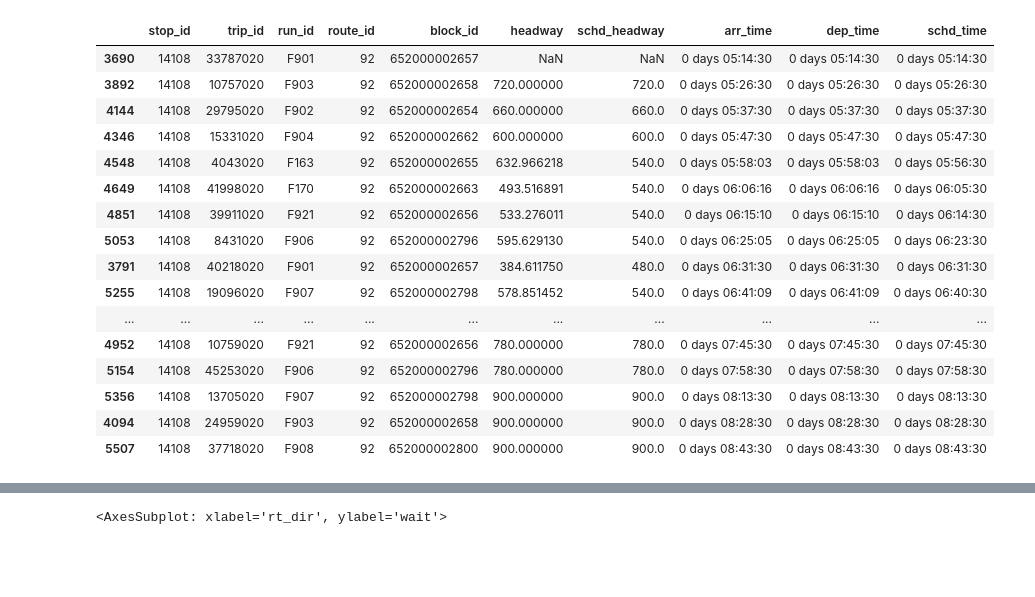
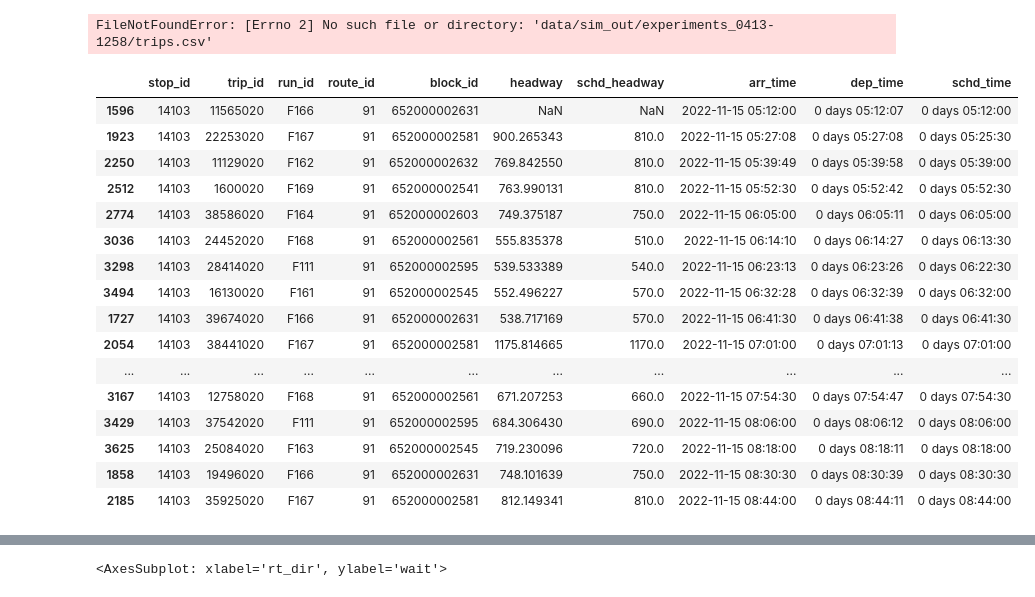
Before and after one commit to joerovar/transit-centric-smart-mobility-system, a Jupyter notebook: src/04_SIMULATION/playground.ipynb, the cells around one changed output, grey strips where cells are left out. Cells and saved outputs as stored; diff of their text form; code cells hidden in the pictures; blank space fills up the shorter version.

Commit message:
first real experiments

```diff
--- a/src/04_SIMULATION/playground.ipynb
+++ b/src/04_SIMULATION/playground.ipynb
@@ -8,3 +8,14 @@ from itertools import product
 from constants import *
 import zipfile
 import seaborn as sns
+# %%
+pax = pd.read_csv('data/sim_out/experiments_0611-2304/pax.csv')
+
+trips = pd.read_csv('data/sim_out/experiments_0611-2304/trips.csv')
+for ky in ('arrival', 'departure', 'schd'):
+    full_ky = ky + '_time_sec'
+    trips[full_ky] = pd.to_datetime(trips[full_ky]).dt.round("S")
+
+for ky in ('arrival', 'alighting', 'boarding'):
+    full_ky = ky + '_time'
+    pax[full_ky] = pd.to_datetime(pax[full_ky]).dt.round("S")
@@ -188,6 +264,8 @@ veh = [v for v in env.vehicles if v.block_id==652000002773]
 # %%
-tri1 = pd.read_csv('data/sim_out/experiments_0607-0053/NC/trips.csv')
-tri2 = pd.read_csv('data/sim_out/experiments_0607-0053/EHD/trips.csv')
+tri1 = pd.read_csv('data/sim_out/experiments_0413-1258/trips.csv')
+# tri2 = pd.read_csv('data/sim_out/experiments_0413-1258/EHD/trips.csv')
+# %% [output]
+FileNotFoundError: [Errno 2] No such file or directory: 'data/sim_out/experiments_0413-1258/trips.csv'
 # %%
 def headways(trips, rt, direction):
     tr = trips[(trips['stop_sequence']==1) &
@@ -202,23 +280,27 @@ def headways(trips, rt, direction):
     return tr[['stop_id', 'trip_id', 'run_id', 'route_id',
                'block_id', 'headway', 'schd_headway',
                'arr_time', 'dep_time', 'schd_time']]
-# %%
-headways(tri2, 92, 'East')
-# %% [output]
-|  | stop_id | trip_id | run_id | route_id | block_id | headway | schd_headway | arr_time | dep_time | schd_time |
-| 3690 | 14108 | 33787020 | F901 | 92 | 652000002657 | NaN | NaN | 0 days 05:14:30 | 0 days 05:14:30 | 0 days 05:14:30 |
-| 3892 | 14108 | 10757020 | F903 | 92 | 652000002658 | 720.000000 | 720.0 | 0 days 05:26:30 | 0 days 05:26:30 | 0 days 05:26:30 |
-| 4144 | 14108 | 29795020 | F902 | 92 | 652000002654 | 660.000000 | 660.0 | 0 days 05:37:30 | 0 days 05:37:30 | 0 days 05:37:30 |
-| 4346 | 14108 | 15331020 | F904 | 92 | 652000002662 | 600.000000 | 600.0 | 0 days 05:47:30 | 0 days 05:47:30 | 0 days 05:47:30 |
-| 4548 | 14108 | 4043020 | F163 | 92 | 652000002655 | 632.966218 | 540.0 | 0 days 05:58:03 | 0 days 05:58:03 | 0 days 05:56:30 |
-| 4649 | 14108 | 41998020 | F170 | 92 | 652000002663 | 493.516891 | 540.0 | 0 days 06:06:16 | 0 days 06:06:16 | 0 days 06:05:30 |
-| 4851 | 14108 | 39911020 | F921 | 92 | 652000002656 | 533.276011 | 540.0 | 0 days 06:15:10 | 0 days 06:15:10 | 0 days 06:14:30 |
-| 5053 | 14108 | 8431020 | F906 | 92 | 652000002796 | 595.629130 | 540.0 | 0 days 06:25:05 | 0 days 06:25:05 | 0 days 06:23:30 |
-| 3791 | 14108 | 40218020 | F901 | 92 | 652000002657 | 384.611750 | 480.0 | 0 days 06:31:30 | 0 days 06:31:30 | 0 days 06:31:30 |
-| 5255 | 14108 | 19096020 | F907 | 92 | 652000002798 | 578.851452 | 540.0 | 0 days 06:41:09 | 0 days 06:41:09 | 0 days 06:40:30 |
-| ... | ... | ... | ... | ... | ... | ... | ... | ... | ... | ... |
-| 4952 | 14108 | 10759020 | F921 | 92 | 652000002656 | 780.000000 | 780.0 | 0 days 07:45:30 | 0 days 07:45:30 | 0 days 07:45:30 |
-| 5154 | 14108 | 45253020 | F906 | 92 | 652000002796 | 780.000000 | 780.0 | 0 days 07:58:30 | 0 days 07:58:30 | 0 days 07:58:30 |
-| 5356 | 14108 | 13705020 | F907 | 92 | 652000002798 | 900.000000 | 900.0 | 0 days 08:13:30 | 0 days 08:13:30 | 0 days 08:13:30 |
-| 4094 | 14108 | 24959020 | F903 | 92 | 652000002658 | 900.000000 | 900.0 | 0 days 08:28:30 | 0 days 08:28:30 | 0 days 08:28:30 |
-| 5507 | 14108 | 37718020 | F908 | 92 | 652000002800 | 900.000000 | 900.0 | 0 days 08:43:30 | 0 days 08:43:30 | 0 days 08:43:30 |
+# %%
+hws = headways(tri2, 91, 'South')
+# %%
+hws['arr_time'] += pd.to_datetime('2022-11-15')
+# %%
+hws
+# %% [output]
+|  | stop_id | trip_id | run_id | route_id | block_id | headway | schd_headway | arr_time | dep_time | schd_time |
+| 1596 | 14103 | 11565020 | F166 | 91 | 652000002631 | NaN | NaN | 2022-11-15 05:12:00 | 0 days 05:12:07 | 0 days 05:12:00 |
+| 1923 | 14103 | 22253020 | F167 | 91 | 652000002581 | 900.265343 | 810.0 | 2022-11-15 05:27:08 | 0 days 05:27:08 | 0 days 05:25:30 |
+| 2250 | 14103 | 11129020 | F162 | 91 | 652000002632 | 769.842550 | 810.0 | 2022-11-15 05:39:49 | 0 days 05:39:58 | 0 days 05:39:00 |
+| 2512 | 14103 | 1600020 | F169 | 91 | 652000002541 | 763.990131 | 810.0 | 2022-11-15 05:52:30 | 0 days 05:52:42 | 0 days 05:52:30 |
+| 2774 | 14103 | 38586020 | F164 | 91 | 652000002603 | 749.375187 | 750.0 | 2022-11-15 06:05:00 | 0 days 06:05:11 | 0 days 06:05:00 |
+| 3036 | 14103 | 24452020 | F168 | 91 | 652000002561 | 555.835378 | 510.0 | 2022-11-15 06:14:10 | 0 days 06:14:27 | 0 days 06:13:30 |
+| 3298 | 14103 | 28414020 | F111 | 91 | 652000002595 | 539.533389 | 540.0 | 2022-11-15 06:23:13 | 0 days 06:23:26 | 0 days 06:22:30 |
+| 3494 | 14103 | 16130020 | F161 | 91 | 652000002545 | 552.496227 | 570.0 | 2022-11-15 06:32:28 | 0 days 06:32:39 | 0 days 06:32:00 |
+| 1727 | 14103 | 39674020 | F166 | 91 | 652000002631 | 538.717169 | 570.0 | 2022-11-15 06:41:30 | 0 days 06:41:38 | 0 days 06:41:30 |
+| 2054 | 14103 | 38441020 | F167 | 91 | 652000002581 | 1175.814665 | 1170.0 | 2022-11-15 07:01:00 | 0 days 07:01:13 | 0 days 07:01:00 |
+| ... | ... | ... | ... | ... | ... | ... | ... | ... | ... | ... |
+| 3167 | 14103 | 12758020 | F168 | 91 | 652000002561 | 671.207253 | 660.0 | 2022-11-15 07:54:30 | 0 days 07:54:47 | 0 days 07:54:30 |
+| 3429 | 14103 | 37542020 | F111 | 91 | 652000002595 | 684.306430 | 690.0 | 2022-11-15 08:06:00 | 0 days 08:06:12 | 0 days 08:06:00 |
+| 3625 | 14103 | 25084020 | F163 | 91 | 652000002545 | 719.230096 | 720.0 | 2022-11-15 08:18:00 | 0 days 08:18:11 | 0 days 08:18:00 |
+| 1858 | 14103 | 19496020 | F166 | 91 | 652000002631 | 748.101639 | 750.0 | 2022-11-15 08:30:30 | 0 days 08:30:39 | 0 days 08:30:30 |
+| 2185 | 14103 | 35925020 | F167 | 91 | 652000002581 | 812.149341 | 810.0 | 2022-11-15 08:44:00 | 0 days 08:44:11 | 0 days 08:44:00 |
```
Also changed, not shown: parts of 25 cells of this notebook, 12 other files.
